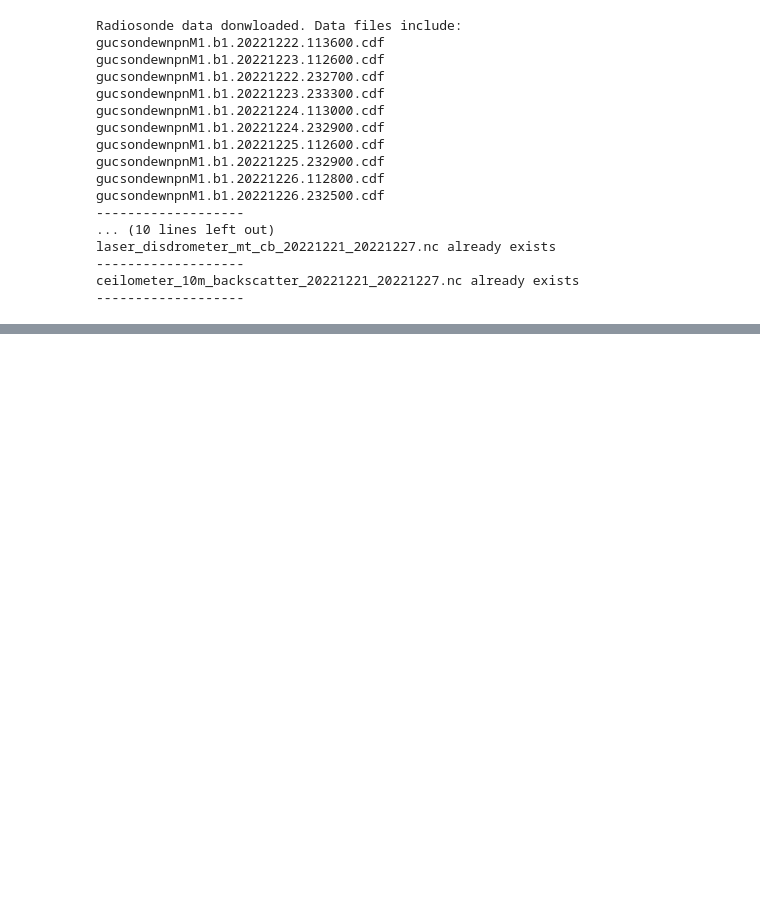
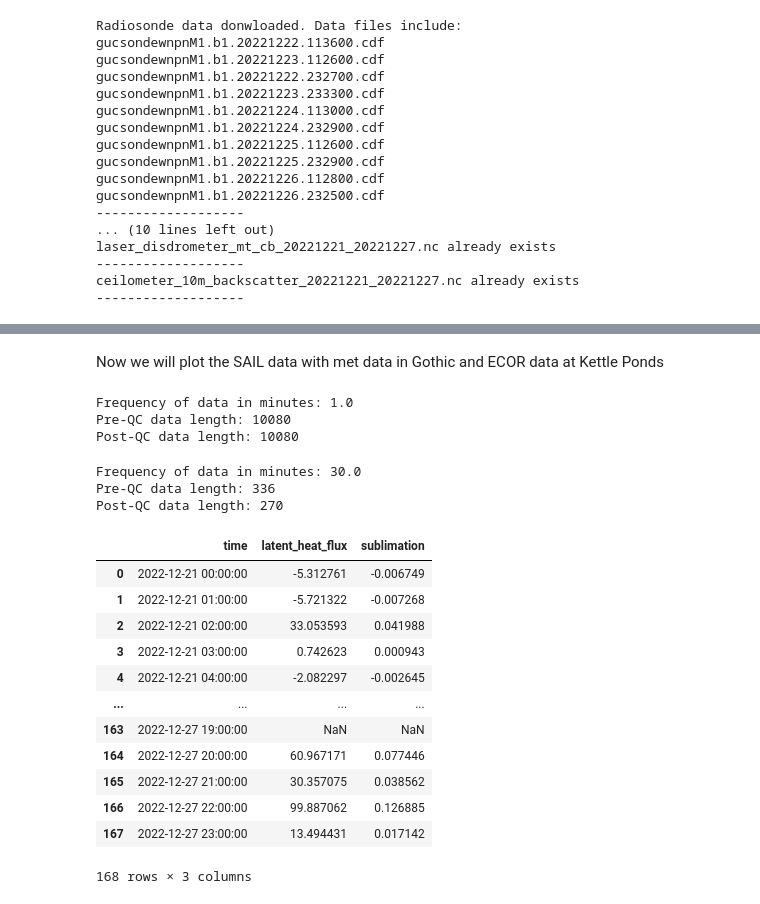
Before and after one commit to dlhogan97/Synoptic-Sublimation, a Jupyter notebook: 02_analysis/data_exploration/01_explore_valley_wind_events.ipynb, the cells around one changed output, grey strips where cells are left out. Drawn from its saved outputs; the diff is of its cells as text; code cells hidden in the pictures; blank space fills up the shorter version.

Commit message:
updates to plots

```diff
--- a/02_analysis/data_exploration/01_explore_valley_wind_events.ipynb
+++ b/02_analysis/data_exploration/01_explore_valley_wind_events.ipynb
@@ -150,0 +473,66 @@ ecor_ds = xr.open_dataset(sail_data_loc_dict['eddy_covariance_kettle_ponds'])
+# %% [markdown]
+Now we will plot the SAIL data with met data in Gothic and ECOR data at Kettle Ponds
+# %%
+# Meteorological data from SAIL met
+met_vars = ['atmos_pressure', 'wspd_arith_mean','wdir_vec_mean','temp_mean']
+qc_met_vars = ['qc_'+var for var in vars]
+# get the variables from the met data
+met_df = met_ds[vars+qc_met_vars].to_dataframe().reset_index()
+# print the frequency of the data in minutes
+print('Frequency of data in minutes: {}'.format((met_df.time.diff().dt.total_seconds().mean()/60)))
+print('Pre-QC data length: {}'.format(len(met_df)))
+# drop all values when any qc column is not 0
+met_df = met_df[met_df[qc_met_vars].eq(0).all(1)]
+print('Post-QC data length: {}'.format(len(met_df)))
+# drop the qc columns
+met_df.drop(qc_met_vars, axis=1, inplace=True)
+# set time as the index
+met_df = met_df.set_index('time')
+# convert pressure from kPa to hPa
+met_df.atmos_pressure = met_df.atmos_pressure*10
+# create an 5 minute average dataset but cacluate the median for the wdir_vec_mean column
+met_df_5min = met_df.resample('5min').agg({'atmos_pressure':'mean',
+                                       'wspd_arith_mean':'mean',
+                                       'wdir_vec_mean':'median',
+                                       'temp_mean':'mean'}).reset_index()
+# %% [output]
+Frequency of data in minutes: 1.0
+Pre-QC data length: 10080
+Post-QC data length: 10080
+# %%
+# ECOR data from SAIL ecor
+ecor_vars = ['latent_heat_flux']
+qc_ecor_vars = ['qc_'+var for var in ecor_vars]
+# get the variables from the met data
+ecor_df = ecor_ds[ecor_vars+qc_ecor_vars].to_dataframe().reset_index()
+# print the frequency of the data in minutes
+print('Frequency of data in minutes: {}'.format((ecor_df.time.diff().dt.total_seconds().mean()/60)))
+print('Pre-QC data length: {}'.format(len(ecor_df)))
+# drop all values when any qc column is not 0
+ecor_df = ecor_df[ecor_df[qc_ecor_vars].eq(0).all(1)]
+print('Post-QC data length: {}'.format(len(ecor_df)))
+# drop the qc columns
+ecor_df.drop(qc_ecor_vars, axis=1, inplace=True)
+# set time as the index
+ecor_df = ecor_df.set_index('time')
+# resample to 1H
+ecor_df_1H = ecor_df.resample('1H').agg({'latent_heat_flux':'mean'}).reset_index()
+# add a sublimation column by dividing the latent heat flux by the latent heat of sublimation and converting from W/m^2 to mm/hr
+ecor_df_1H['sublimation'] = ecor_df_1H['latent_heat_flux']/Ls * 3600
+# %% [output]
+Frequency of data in minutes: 30.0
+Pre-QC data length: 336
+Post-QC data length: 270
+|  | time | latent_heat_flux | sublimation |
+| 0 | 2022-12-21 00:00:00 | -5.312761 | -0.006749 |
+| 1 | 2022-12-21 01:00:00 | -5.721322 | -0.007268 |
+| 2 | 2022-12-21 02:00:00 | 33.053593 | 0.041988 |
+| 3 | 2022-12-21 03:00:00 | 0.742623 | 0.000943 |
+| 4 | 2022-12-21 04:00:00 | -2.082297 | -0.002645 |
+| ... | ... | ... | ... |
+| 163 | 2022-12-27 19:00:00 | NaN | NaN |
+| 164 | 2022-12-27 20:00:00 | 60.967171 | 0.077446 |
+| 165 | 2022-12-27 21:00:00 | 30.357075 | 0.038562 |
+| 166 | 2022-12-27 22:00:00 | 99.887062 | 0.126885 |
+| 167 | 2022-12-27 23:00:00 | 13.494431 | 0.017142 |
+168 rows × 3 columns
```
Also changed, not shown: parts of 27 cells of this notebook, 1 other file.
